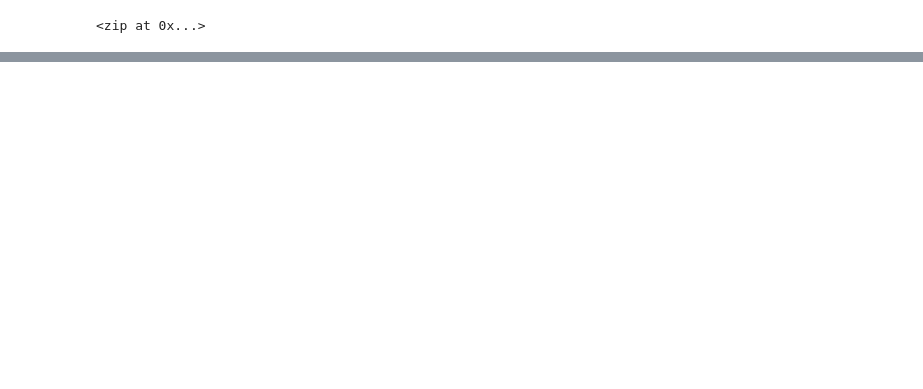
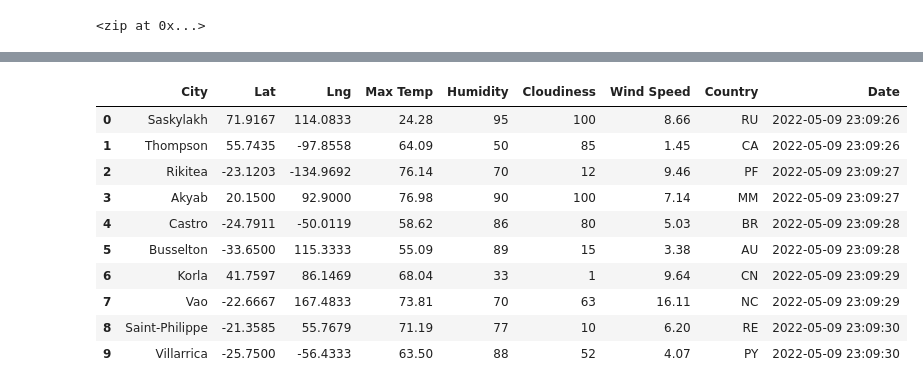
Before and after one commit to jhernandez1270/World_Weather_Analysis, a Jupyter notebook: WeatherPy.ipynb, the cells around one changed output, grey strips where cells are left out. Drawn from its saved outputs; the diff is of its cells as text; code cells hidden in the pictures; blank space fills up the shorter version.

Commit message:
WeatherPy and modified gitignore file and cities.csv

```diff
--- a/WeatherPy.ipynb
+++ b/WeatherPy.ipynb
@@ -54,0 +55,11 @@ len(cities)
+# %%
+# Import Requests lib and weather_api_key
+import requests
+from config import weather_api_key
+
+# Import the time library and the datetime module from the datetime library
+import time
+from datetime import datetime
+
+# Starting URL for Weather Map API Call.
+url = "http://api.openweathermap.org/data/2.5/weather?units=Imperial&APPID=" + weather_api_key
@@ -54,0 +146,16 @@ len(cities)
+# %%
+# Convert the array of dictionaries to a Pandas DataFrame.
+city_data_df = pd.DataFrame(city_data)
+city_data_df.head(10)
+# %% [output]
+|  | City | Lat | Lng | Max Temp | Humidity | Cloudiness | Wind Speed | Country | Date |
+| 0 | Saskylakh | 71.9167 | 114.0833 | 24.28 | 95 | 100 | 8.66 | RU | 2022-05-09 23:09:26 |
+| 1 | Thompson | 55.7435 | -97.8558 | 64.09 | 50 | 85 | 1.45 | CA | 2022-05-09 23:09:26 |
+| 2 | Rikitea | -23.1203 | -134.9692 | 76.14 | 70 | 12 | 9.46 | PF | 2022-05-09 23:09:27 |
+| 3 | Akyab | 20.1500 | 92.9000 | 76.98 | 90 | 100 | 7.14 | MM | 2022-05-09 23:09:27 |
+| 4 | Castro | -24.7911 | -50.0119 | 58.62 | 86 | 80 | 5.03 | BR | 2022-05-09 23:09:28 |
+| 5 | Busselton | -33.6500 | 115.3333 | 55.09 | 89 | 15 | 3.38 | AU | 2022-05-09 23:09:28 |
+| 6 | Korla | 41.7597 | 86.1469 | 68.04 | 33 | 1 | 9.64 | CN | 2022-05-09 23:09:29 |
+| 7 | Vao | -22.6667 | 167.4833 | 73.81 | 70 | 63 | 16.11 | NC | 2022-05-09 23:09:29 |
+| 8 | Saint-Philippe | -21.3585 | 55.7679 | 71.19 | 77 | 10 | 6.20 | RE | 2022-05-09 23:09:30 |
+| 9 | Villarrica | -25.7500 | -56.4333 | 63.50 | 88 | 52 | 4.07 | PY | 2022-05-09 23:09:30 |
```
Also changed, not shown: parts of 5 cells of this notebook, 2 other files.
